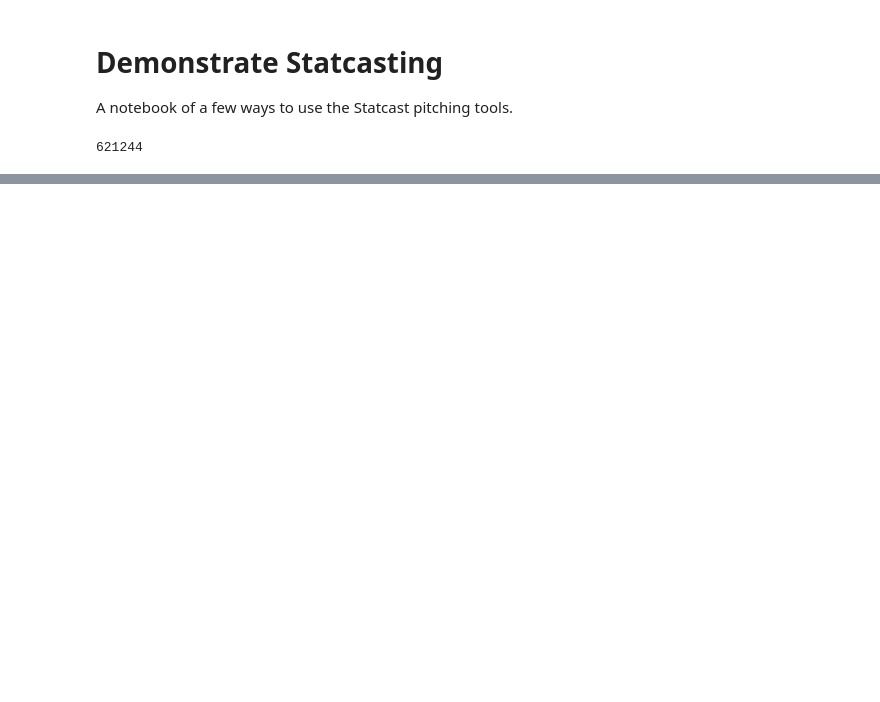
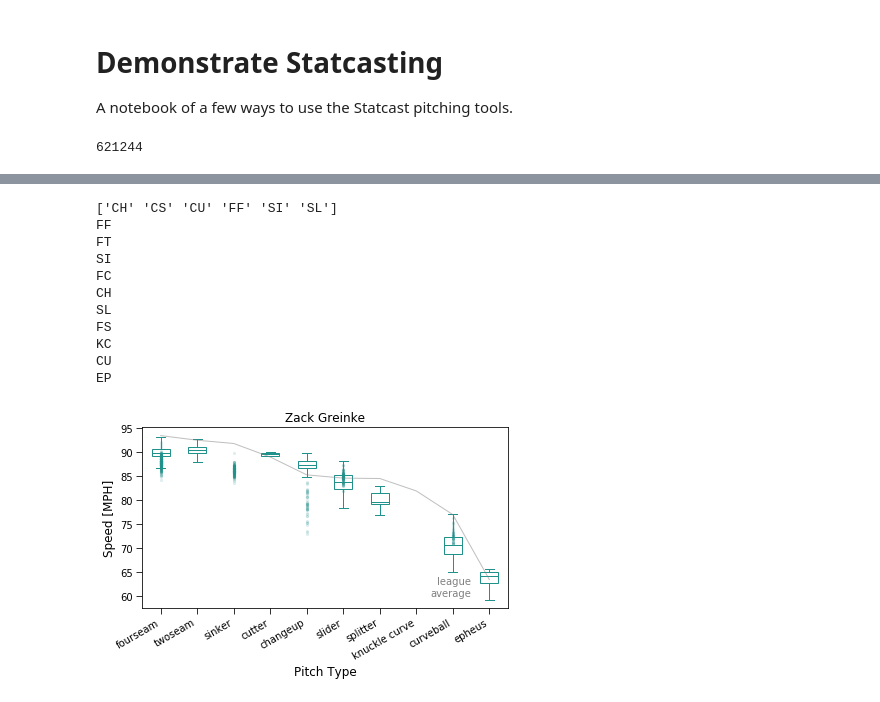
Before and after one commit to fantasy-toolz/StatcastPitching2020, a Jupyter notebook: StatcastDemo.ipynb, the cells around one changed output, grey strips where cells are left out. Cells and saved outputs as stored; diff of their text form; code cells hidden in the pictures; blank space fills up the shorter version.

```diff
--- a/StatcastDemo.ipynb
+++ b/StatcastDemo.ipynb
@@ -71,2 +213,75 @@ plr = check_players[0] # select Berrios
+# %%
+
+fig1, ax1 = plt.subplots()
+
+
+colornum = ['red','blue','green','orange','yellow']
+colornum = cm.viridis([0.,0.25,0.5,0.75,1.0])
+
+
+pitches = np.array(['FF', 'FT','SI', 'FC','CH' , 'SL','FS', 'KC','CU',  'EP' ])
+pitchesd = np.array(['fourseam', 'twoseam','sinker', 'cutter','changeup' ,\
+                    'slider','splitter', 'knuckle curve','curveball',  'epheus' ])
+
+
+year = '2019'
+for indx in [2]:
+    plr = check_players[indx]
+    data = []
+    #for pitch in pitches[(-1.*pitches_sorted).argsort()]:
+    for pitch in pitches:
+        speeds = np.array(BPDict[year][plr]['release_speed'])
+        ptypes = BPDict[year][plr]['pitch_type']
+        agreed = np.where(ptypes == pitch)[0]
+        data.append(speeds[agreed])
+
+
+    draw_plot(ax1,data, colornum[indx], 'white')
+    #ax1.text(pitches.size,90-1*indx,plr,color=colornum[indx],size=12)
+
+year = '2020'
+for indx in [2]:
+    plr = check_players[indx]
+    print(np.unique(BPDict[year][plr]['pitch_type'].astype('str')))
+    data = []
+    #for pitch in pitches[(-1.*pitches_sorted).argsort()]:
+    for ipitch,pitch in enumerate(pitches):
+        print(pitch)
+        speeds = np.array(BPDict[year][plr]['release_speed'])
+        ptypes = BPDict[year][plr]['pitch_type']
+        agreed = np.where(ptypes == pitch)[0]
+        #print(ipitch,speeds[agreed])
+        #print(ipitch*np.ones(agreed.size))
+        ax1.scatter((ipitch+1)*np.ones(agreed.size),speeds[agreed],color=colornum[indx],s=5.,alpha=0.1)
+
+
+    #draw_plot(ax1,data, colornum[indx], 'white')
+    #ax1.text(pitches.size,90-5*indx,plr,color=colornum[indx],size=12)
+
+
+ax1.plot(np.cumsum(np.ones(pitches.size)),totvel/numvel,color='grey',lw=1.,alpha=0.5)
+ax1.text(9.5,60.,'league\naverage',size=10,color='grey',ha='right')
+
+ax1.set_title('Zack Greinke',size=12)
+ax1.set_xticklabels(pitchesd,rotation=30,ha='right')
+
+ax1.set_ylabel('Speed [MPH]',size=12)
+ax1.set_xlabel('Pitch Type',size=12)
+
+plt.tight_layout()
+plt.savefig('/Users/mpetersen/Downloads/Greinke_whiskerexample.png')
+# %% [output]
+['CH' 'CS' 'CU' 'FF' 'SI' 'SL']
+FF
+FT
+SI
+FC
+CH
+SL
+FS
+KC
+CU
+EP
+[figure, added]
 # %%
 starts = np.unique(BPDict[plr]['game_date'])
```
Also changed, not shown: parts of 14 cells of this notebook, 13 other files.
